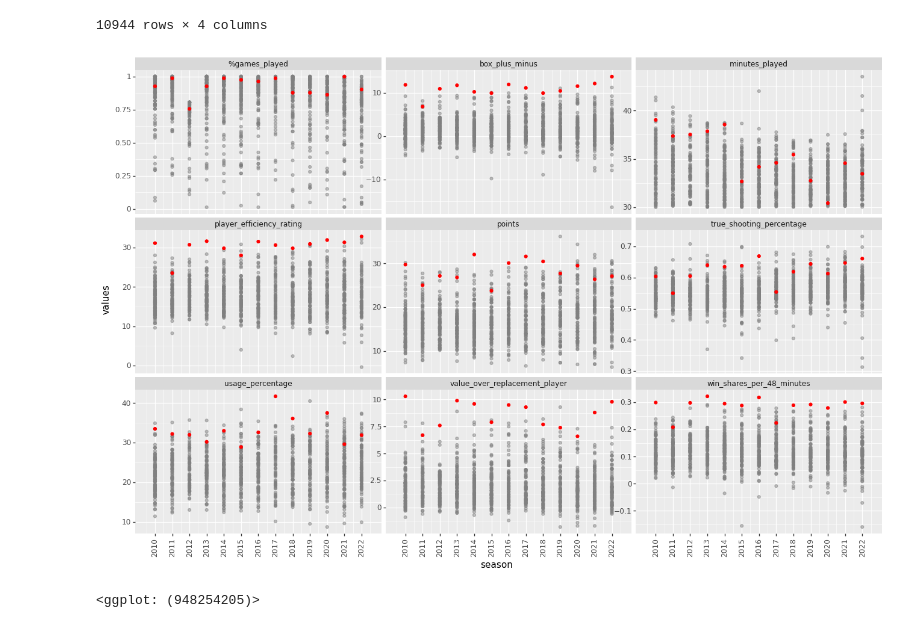
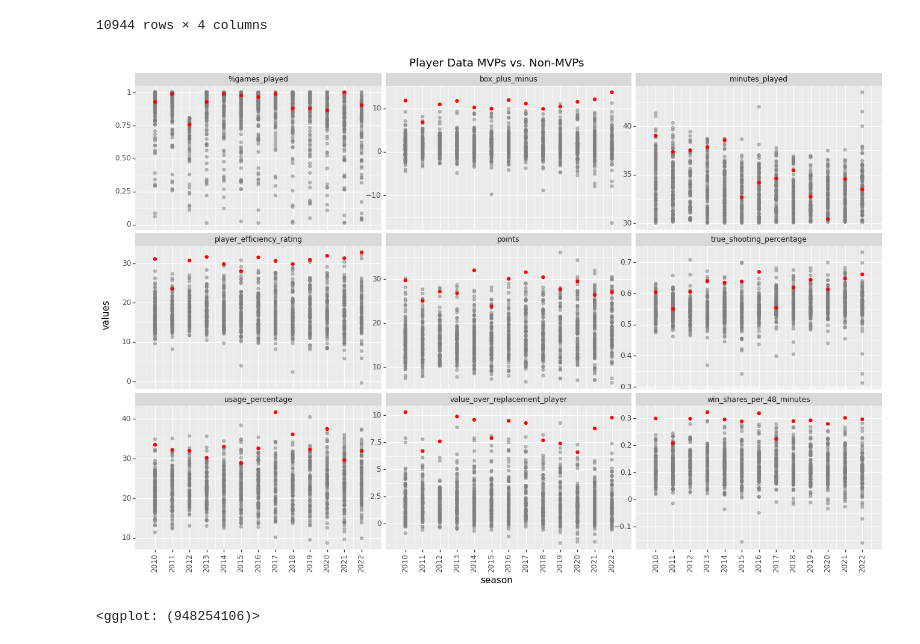
Before and after one commit to tz1211/DS105L-Project-404-Not-Found, a Jupyter notebook: Code/data_visualisation_pres2.ipynb, the cells around one changed output. Drawn from its saved outputs; the diff is of its cells as text; code cells hidden in the pictures.

Commit message:
Updated visualisation

```diff
--- a/Code/data_visualisation_pres2.ipynb
+++ b/Code/data_visualisation_pres2.ipynb
@@ -61,16 +61,17 @@ df_long
 # %%
 custom_colours = {"1": "red", "0": "grey"}
 
 g = (
     ggplot()
     + geom_point(data = df_long[df_long["is_mvp"] != "1"], mapping = aes(x = "season", y = "values"), color = "grey", alpha = 0.5)
     + geom_point(data = df_long[df_long["is_mvp"] == "1"], mapping = aes(x = "season", y = "values"), color = "red")
+    + labs(title = "Player Data MVPs vs. Non-MVPs")
     + facet_wrap("~metrics", scales = "free_y")
     + theme(axis_text_x = element_text(angle = 90), figure_size = (16, 10))
     + scale_x_continuous(breaks = range(2010, 2023), limits = (2010 - 0.5, 2022 + 0.5))
 )
 
 g
 # %% [output]
-[figure, old version]
+[figure, new version]
-<ggplot: (948254205)>
+<ggplot: (948254106)>
```
Also changed, not shown: 1 other file.
